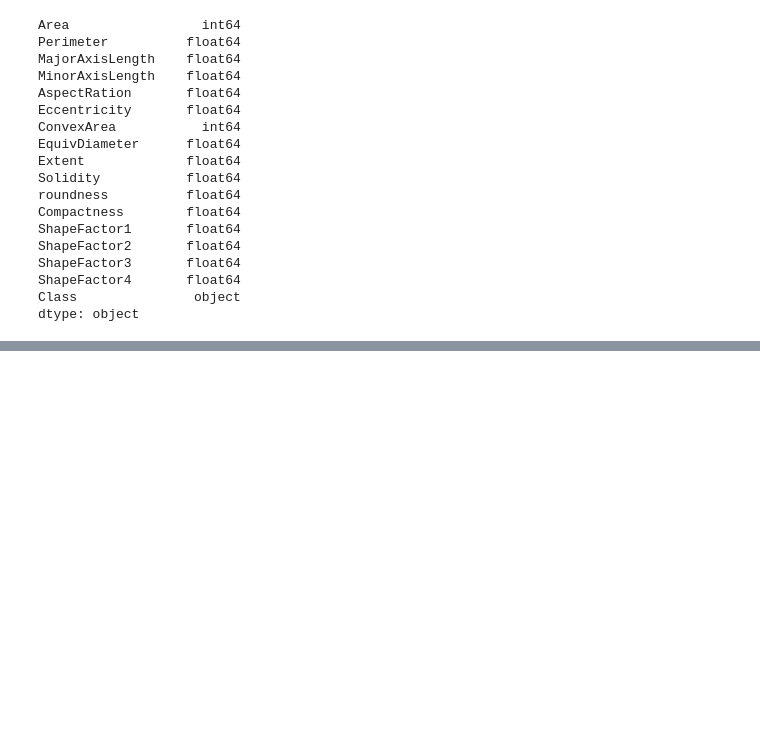
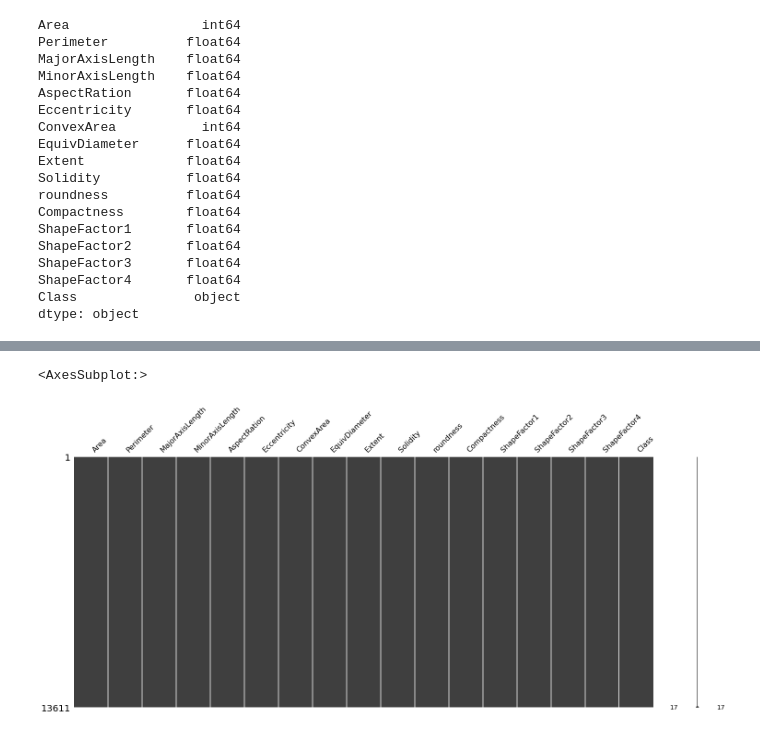
Before and after one commit to irvin-s/smd_project, a Jupyter notebook: 02_dataset_eda/dry_bean_eda.ipynb, the cells around one changed output, grey strips where cells are left out. Cells and saved outputs as stored; diff of their text form; code cells hidden in the pictures; blank space fills up the shorter version.

```diff
--- a/02_dataset_eda/dry_bean_eda.ipynb
+++ b/02_dataset_eda/dry_bean_eda.ipynb
@@ -73,0 +85,5 @@ plt.gca().yaxis.set_major_formatter(PercentFormatter(4000))
+# %%
+msno.matrix(df)
+# %% [output]
+<AxesSubplot:>
+[figure, added]
```
Also changed, not shown: parts of 2 cells of this notebook.
